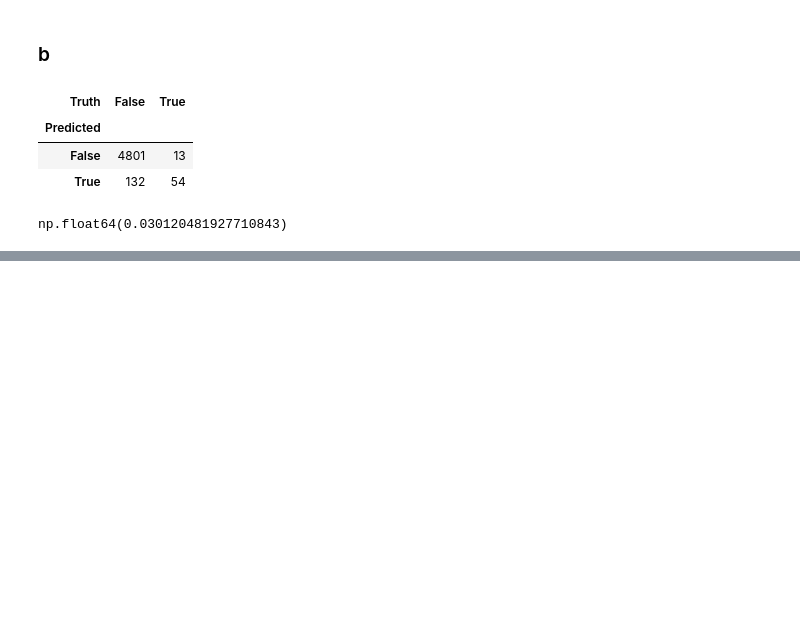
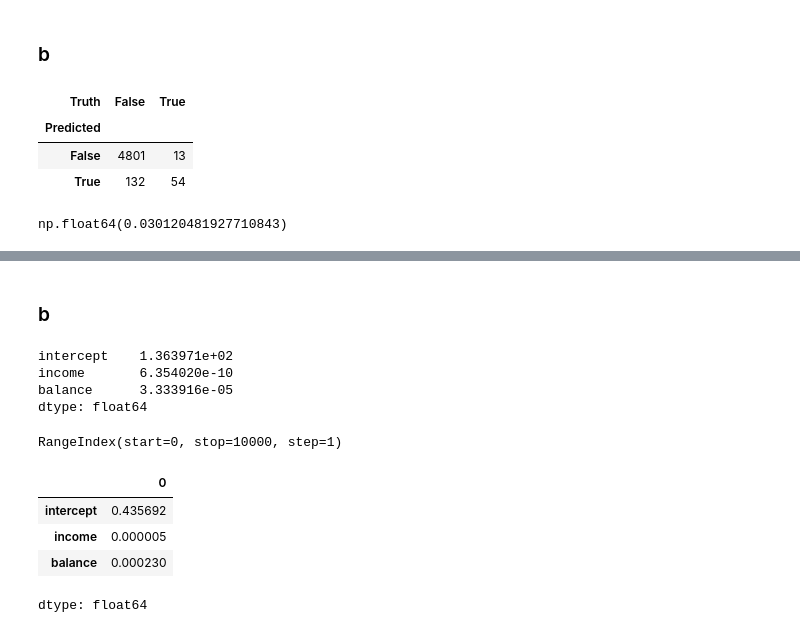
Before and after one commit to chuancao26/islp, a Jupyter notebook: resamplng_methods_exercices.ipynb, the cells around one changed output, grey strips where cells are left out. Cells and saved outputs as stored; diff of their text form; code cells hidden in the pictures; blank space fills up the shorter version.

```diff
--- a/resamplng_methods_exercices.ipynb
+++ b/resamplng_methods_exercices.ipynb
@@ -223,0 +361,4 @@ np.float64(0.030120481927710843)
+# %%
+# Vamos a calcular la desviacion estandar de los coeficientes de la regresion
+# logistica
+df = load_data('Default')
@@ -223,0 +420,56 @@ np.float64(0.030120481927710843)
+# %% [markdown]
+### b
+# %%
+def boot_fn(features, y_, df, idx):
+  design = MS(features)
+  X = design.fit_transform(df)
+  y = df[y_] == "Yes"
+
+  X_train = X.iloc[idx]
+  y_train = y.iloc[idx]
+
+  model = sm.GLM(y_train, X_train,
+                 family = sm.families.Binomial())
+
+  result = model.fit()
+  return result.params
+# %%
+features = ["income", "balance"]
+y = "default"
+print(boot_fn(features, y, df, range(500)) ** 2)
+# %% [output]
+intercept    1.363971e+02
+income       6.354020e-10
+balance      3.333916e-05
+dtype: float64
+# %%
+df.index
+# %% [output]
+RangeIndex(start=0, stop=10000, step=1)
+# %%
+# using bootstrap vamos a calcular los estimados del SE de los coeficientes
+def boot_SE(func,
+            df,
+            B=1000,
+            seed=0):
+  rng = np.random.default_rng(seed)
+  features = ["income", "balance"]
+  y = "default"
+  first, second = 0, 0
+  for _ in range(B):
+    idx = rng.choice(df.index, size=len(df), replace=True)
+    params = func(features, y, df, idx)
+    first += params
+    second  += params ** 2
+  return np.sqrt(second / B - (first / B) ** 2)
+# %%
+boot_SE(boot_fn,
+        df,
+        1000,
+        0)
+# %% [output]
+|  | 0 |
+| intercept | 0.435692 |
+| income | 0.000005 |
+| balance | 0.000230 |
+dtype: float64
```
Also changed, not shown: parts of 16 cells of this notebook.
